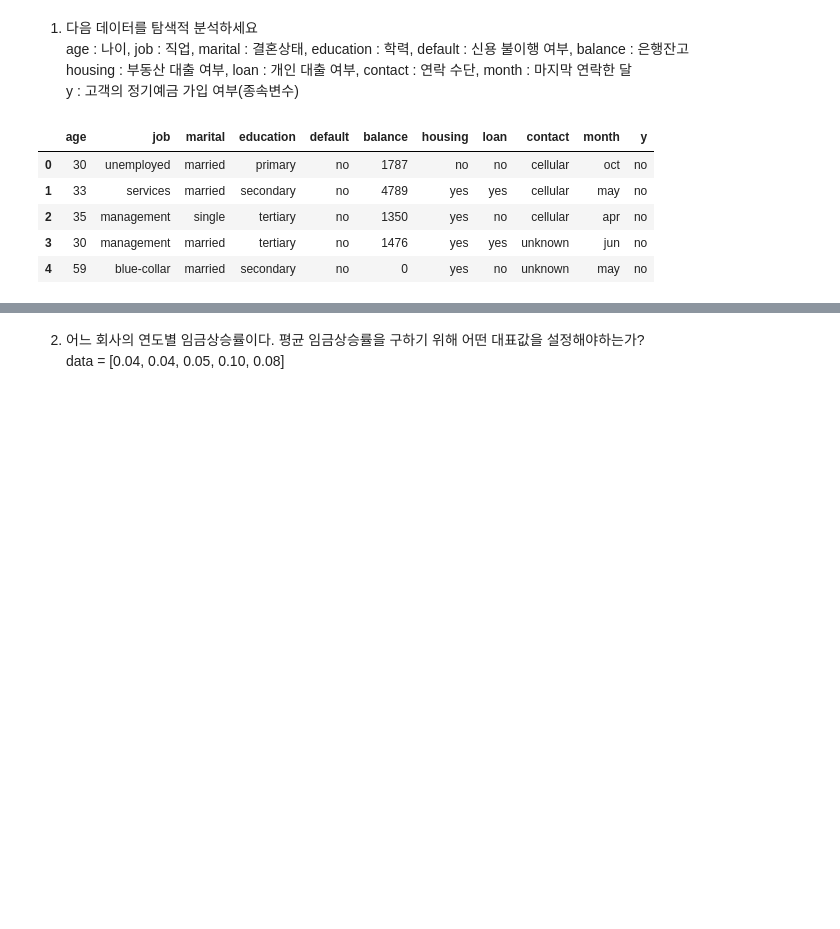
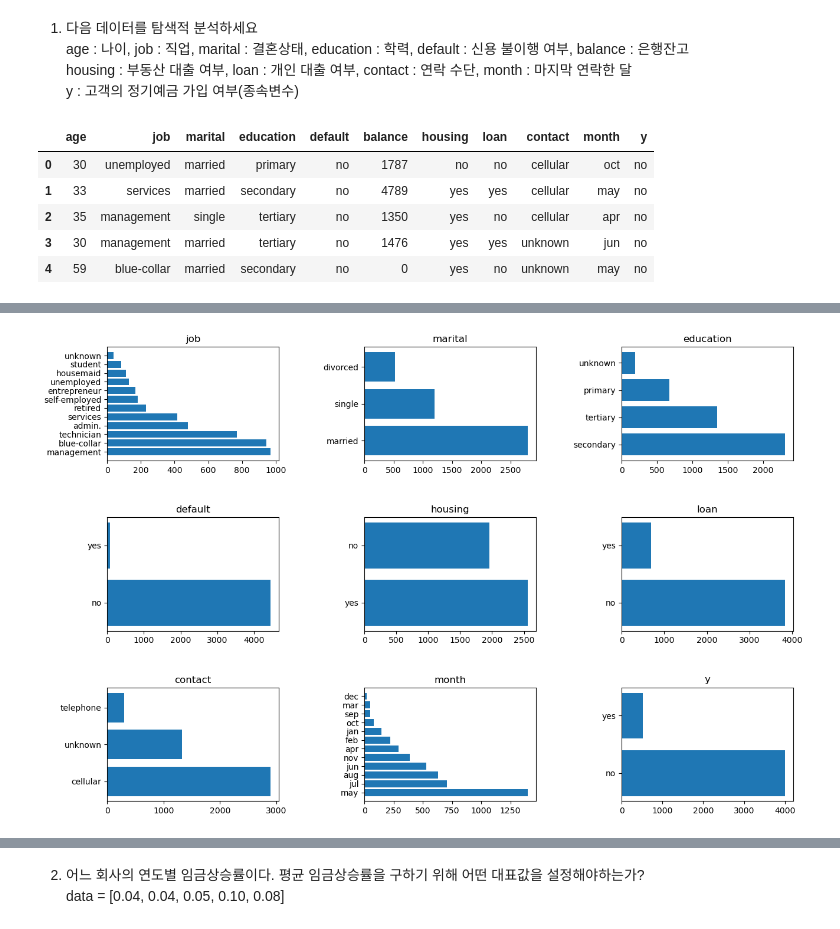
Before and after one commit to Junoflows/ADP, a Jupyter notebook: 교재 정리/1. EDA.ipynb, the cells around one changed output, grey strips where cells are left out. Drawn from its saved outputs; the diff is of its cells as text; code cells hidden in the pictures; blank space fills up the shorter version.

```diff
--- a/교재 정리/1. EDA.ipynb
+++ b/교재 정리/1. EDA.ipynb
@@ -436,4 +416,0 @@ memory usage: 388.6+ KB
-# %%
-quan = ['age', 'balance']
-qual = ['job', 'marital', 'education', 'default', 'housing', 'loan', 'contact', 'month', 'y']
-df[qual] = df[qual].astype('category') # 질적변수를 category 타입으로 변경
@@ -584,0 +466,15 @@ plt.show()
+# %%
+qual = ['job', 'marital', 'education', 'default', 'housing', 'loan', 'contact', 'month', 'y']
+quan = ['age', 'balance']
+
+# 질적변수 시각화
+import matplotlib.pyplot as plt
+
+fig, axes = plt.subplots(3, 3, figsize = (15, 10))
+plt.subplots_adjust(wspace= 0.5, hspace= 0.5)
+
+for i, col in enumerate(qual):
+    axes[i // 3, i % 3].barh(df[col].value_counts().index, df[col].value_counts().values)
+    axes[i // 3, i % 3].set_title(col)
+# %% [output]
+[figure, added]
```
Also changed, not shown: parts of 21 cells of this notebook, 2 other files.
